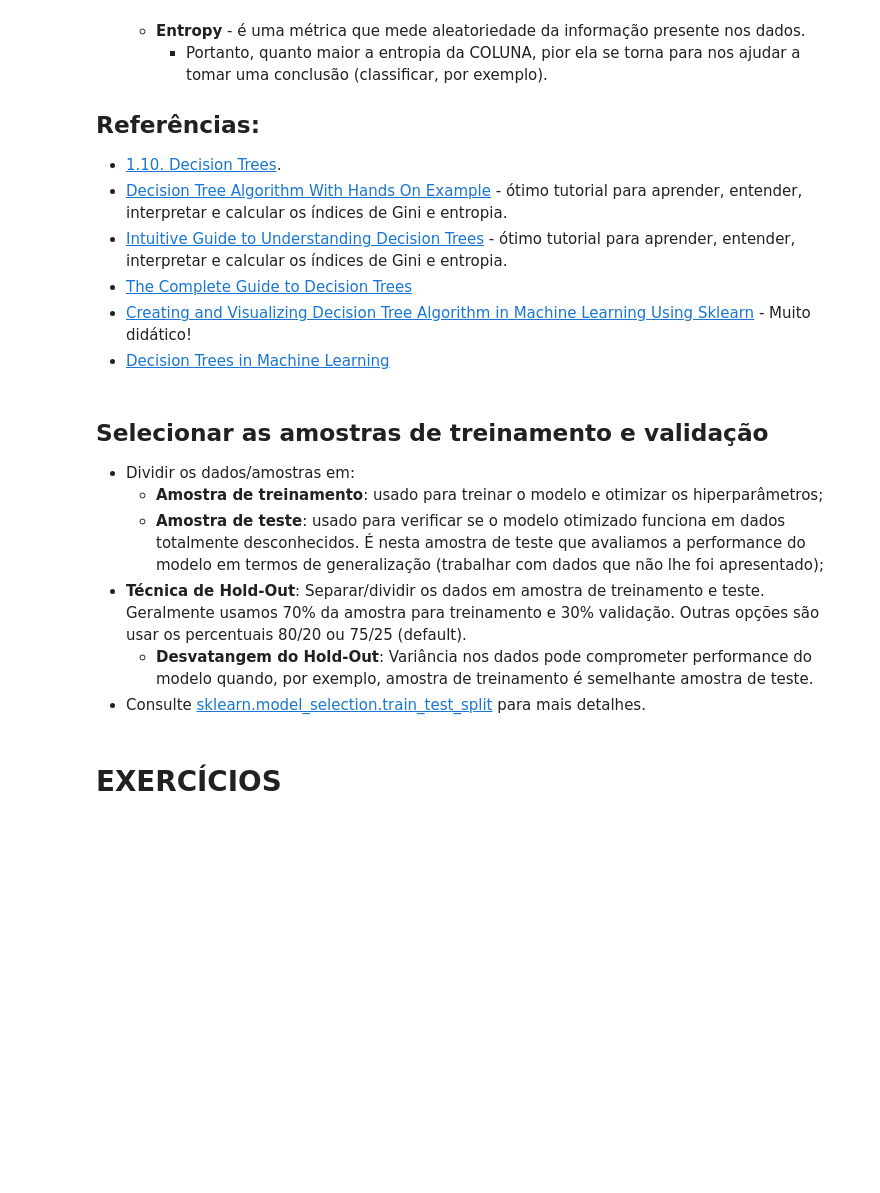
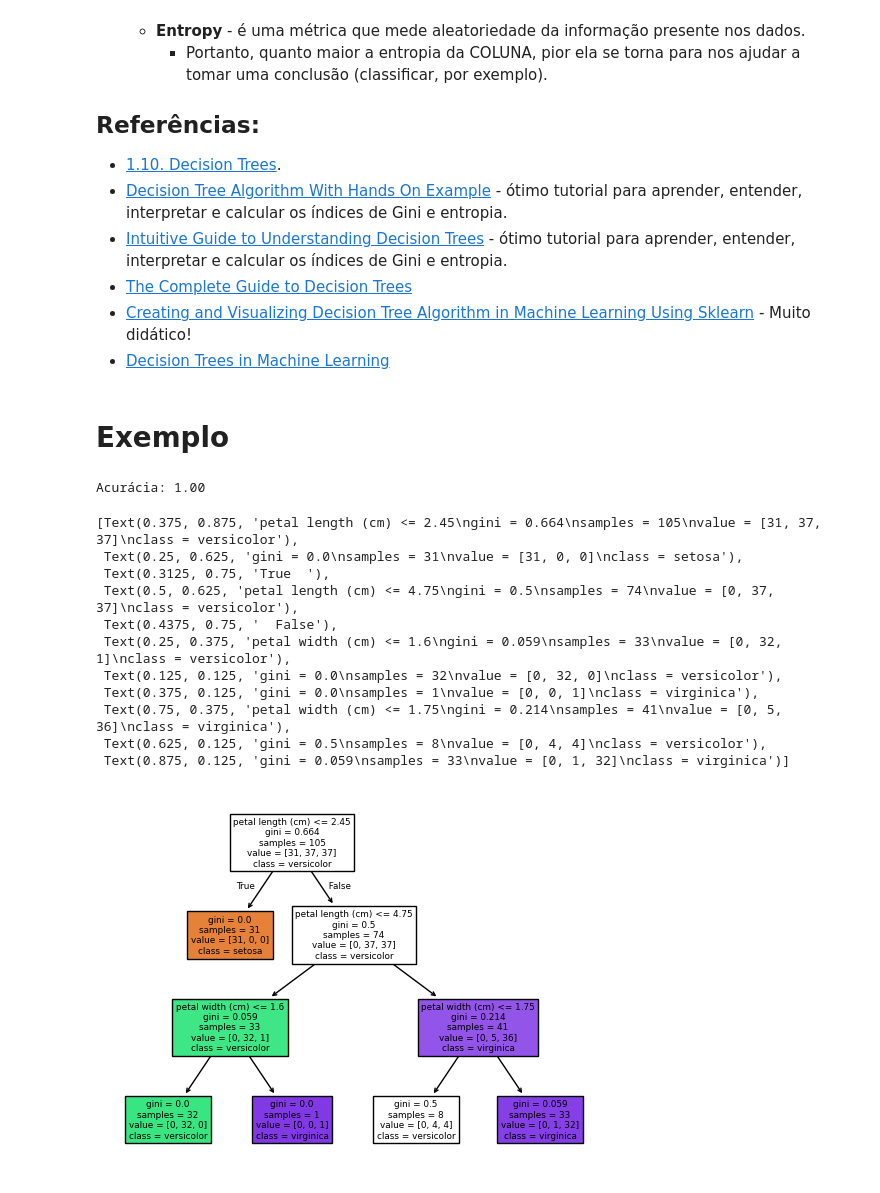
Before and after one commit to MathMachado/DSWP, a Jupyter notebook: Notebooks/NB15_ML_SL_DECISION_TREES.ipynb, the cells around one changed output. Cells and saved outputs as stored; diff of their text form; code cells hidden in the pictures; blank space fills up the shorter version.

```diff
--- a/Notebooks/NB15_ML_SL_DECISION_TREES.ipynb
+++ b/Notebooks/NB15_ML_SL_DECISION_TREES.ipynb
@@ -112,14 +91,42 @@ Fonte: [Um tutorial completo sobre modelagem baseada em árvores de decisão (c
 * [The Complete Guide to Decision Trees](https://towardsdatascience.com/the-complete-guide-to-decision-trees-28a4e3c7be14)
 * [Creating and Visualizing Decision Tree Algorithm in Machine Learning Using Sklearn](https://intellipaat.com/blog/decision-tree-algorithm-in-machine-learning/) - Muito didático!
 * [Decision Trees in Machine Learning](https://towardsdatascience.com/decision-trees-in-machine-learning-641b9c4e8052)
-# %% [markdown]
-## Selecionar as amostras de treinamento e validação
-
-* Dividir os dados/amostras em:
-    * **Amostra de treinamento**: usado para treinar o modelo e otimizar os hiperparâmetros;
-    * **Amostra de teste**: usado para verificar se o modelo otimizado funciona em dados totalmente desconhecidos. É nesta amostra de teste que avaliamos a performance do modelo em termos de generalização (trabalhar com dados que não lhe foi apresentado);
-* **Técnica de Hold-Out**: Separar/dividir os dados em amostra de treinamento e teste. Geralmente usamos 70% da amostra para treinamento e 30% validação. Outras opções são usar os percentuais 80/20 ou 75/25 (default).
-    * **Desvatangem do Hold-Out**: Variância nos dados pode comprometer performance do modelo quando, por exemplo, amostra de treinamento é semelhante amostra de teste.
-* Consulte [sklearn.model_selection.train_test_split](https://scikit-learn.org/stable/modules/generated/sklearn.model_selection.train_test_split.html) para mais detalhes.
 # %% [markdown]
-# **EXERCÍCIOS**
+# Exemplo
+# %%
+from sklearn.datasets import load_iris
+from sklearn.tree import DecisionTreeClassifier, plot_tree
+from sklearn.model_selection import train_test_split
+from sklearn.metrics import accuracy_score
+
+# Carregar dataset
+iris = load_iris()
+X, y = iris.data, iris.target
+
+# Dividir em treino e teste
+X_train, X_test, y_train, y_test = train_test_split(X, y, test_size=0.3, random_state=42)
+
+# Criar e treinar o modelo
+clf = DecisionTreeClassifier(max_depth=3, random_state=42)
+clf.fit(X_train, y_train)
+
+# Previsão e avaliação
+y_pred = clf.predict(X_test)
+print(f"Acurácia: {accuracy_score(y_test, y_pred):.2f}")
+
+# Visualizar a árvore
+plot_tree(clf, feature_names=iris.feature_names, class_names=iris.target_names, filled=True)
+# %% [output]
+Acurácia: 1.00
+[Text(0.375, 0.875, 'petal length (cm) <= 2.45\ngini = 0.664\nsamples = 105\nvalue = [31, 37, 37]\nclass = versicolor'),
+ Text(0.25, 0.625, 'gini = 0.0\nsamples = 31\nvalue = [31, 0, 0]\nclass = setosa'),
+ Text(0.3125, 0.75, 'True  '),
+ Text(0.5, 0.625, 'petal length (cm) <= 4.75\ngini = 0.5\nsamples = 74\nvalue = [0, 37, 37]\nclass = versicolor'),
+ Text(0.4375, 0.75, '  False'),
+ Text(0.25, 0.375, 'petal width (cm) <= 1.6\ngini = 0.059\nsamples = 33\nvalue = [0, 32, 1]\nclass = versicolor'),
+ Text(0.125, 0.125, 'gini = 0.0\nsamples = 32\nvalue = [0, 32, 0]\nclass = versicolor'),
+ Text(0.375, 0.125, 'gini = 0.0\nsamples = 1\nvalue = [0, 0, 1]\nclass = virginica'),
+ Text(0.75, 0.375, 'petal width (cm) <= 1.75\ngini = 0.214\nsamples = 41\nvalue = [0, 5, 36]\nclass = virginica'),
+ Text(0.625, 0.125, 'gini = 0.5\nsamples = 8\nvalue = [0, 4, 4]\nclass = versicolor'),
+ Text(0.875, 0.125, 'gini = 0.059\nsamples = 33\nvalue = [0, 1, 32]\nclass = virginica')]
+[figure, added]
```
Also changed, not shown: parts of 11 cells of this notebook.
